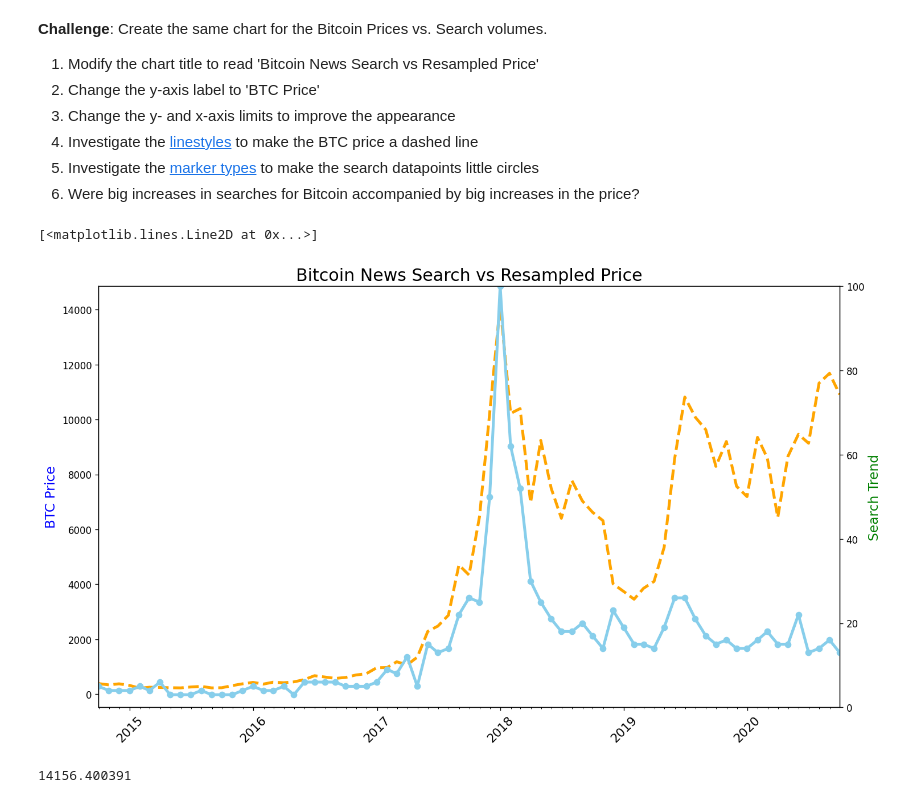
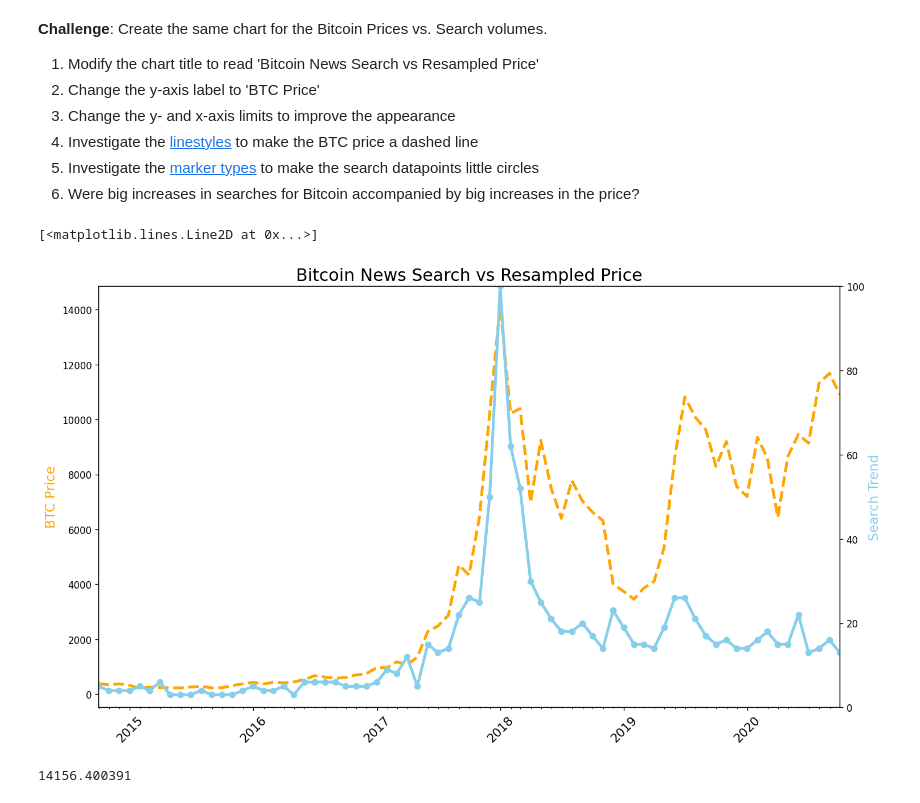
Before and after one commit to davibelo/python-pro-bootcamp-2021, a Jupyter notebook: 07-projects-DataScience/04-TimeSeriesExample/Google Trends and Data Visualisation.ipynb, the cells around one changed output. Saved outputs shown, nothing was run; the diff lists cells and outputs as text; code cells hidden in the pictures.

```diff
--- a/07-projects-DataScience/04-TimeSeriesExample/Google Trends and Data Visualisation.ipynb
+++ b/07-projects-DataScience/04-TimeSeriesExample/Google Trends and Data Visualisation.ipynb
@@ -274,26 +275,26 @@ ax2.plot(df_tesla.MONTH, df_tesla.TSLA_WEB_SEARCH, color="g", linewidth=3)
 # %%
 plt.figure(figsize=(14, 8), dpi=120)
 plt.title("Bitcoin News Search vs Resampled Price", fontsize=18)
 plt.xticks(fontsize=13, rotation=45)
 
 ax1 = plt.gca()
 ax2 = ax1.twinx()
 
 ax1.xaxis.set_major_locator(years)
 ax1.xaxis.set_major_formatter(years_fmt)
 ax1.xaxis.set_minor_locator(months)
 
-ax1.set_ylabel("BTC Price", color="b", fontsize=14)
-ax2.set_ylabel("Search Trend", color="g", fontsize=14)
+ax1.set_ylabel("BTC Price", color="orange", fontsize=14)
+ax2.set_ylabel("Search Trend", color="skyblue", fontsize=14)
 
 ax2.set_ylim([0, 100])
 ax1.set_xlim([df_btc_price_monthly.index.min(), df_btc_price_monthly.index.max()])
 
 ax1.plot(df_btc_price_monthly.index, df_btc_price_monthly.CLOSE, color="orange", linewidth=3, linestyle="--")
 ax2.plot(df_btc_price_monthly.index, df_btc_search.BTC_NEWS_SEARCH, color="skyblue", linewidth=3, marker="o")
 # %% [output]
 [<matplotlib.lines.Line2D at 0x...>]
-[figure, old version]
+[figure, new version]
 # %%
 print(df_btc_price_monthly.CLOSE.max())
 # %% [output]
```
Also changed, not shown: parts of 5 cells of this notebook, 1 other file.
